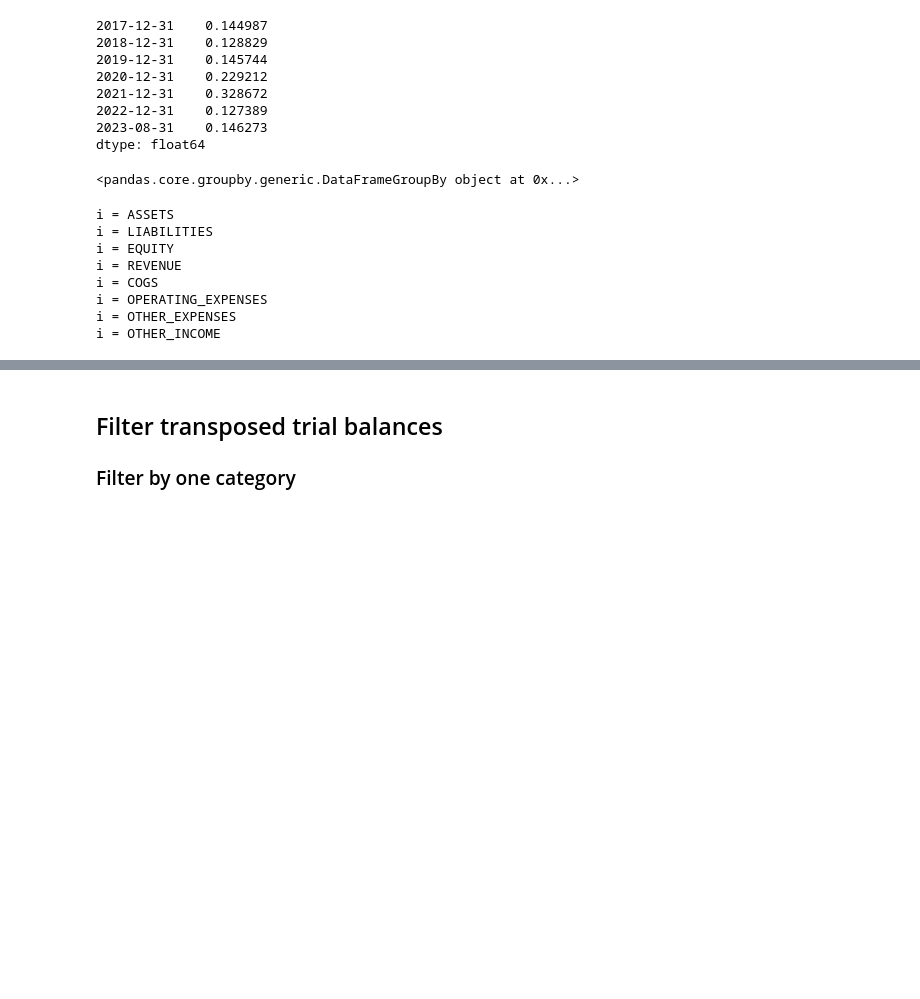
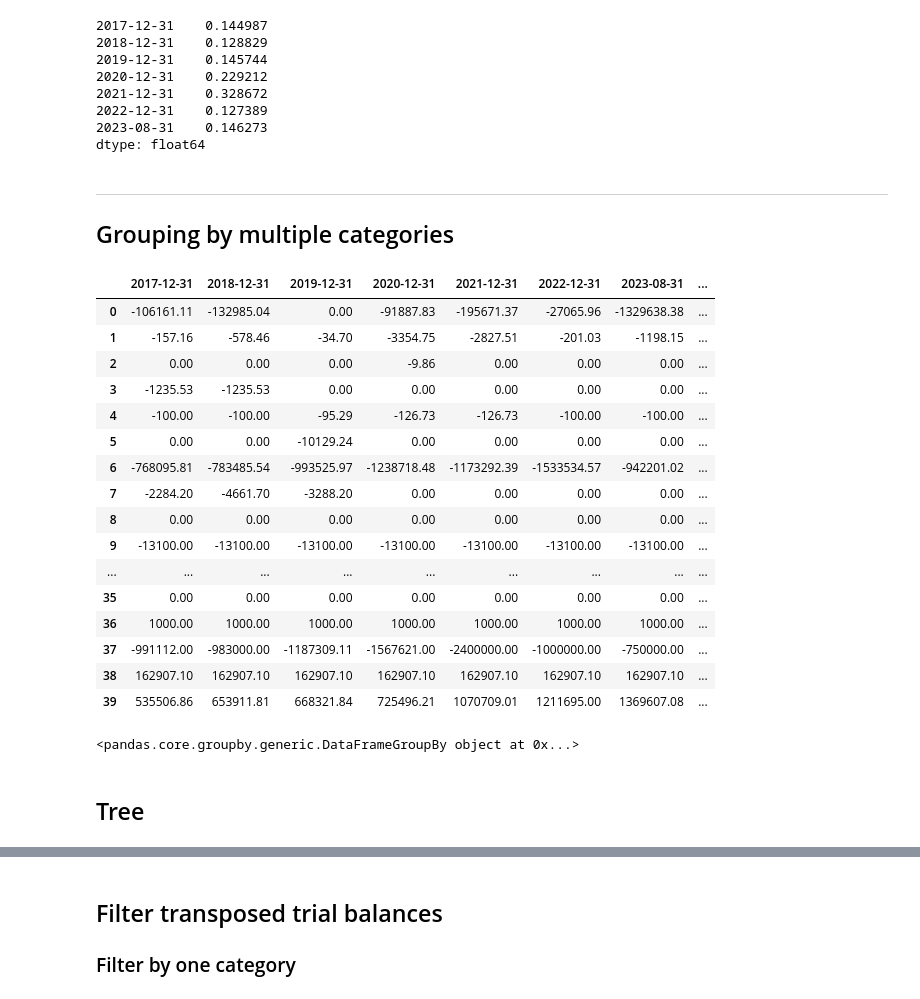
Before and after one commit to jeffwmonroe/Finance-Model, a Jupyter notebook: notebooks/scratch.ipynb, the cells around one changed output, grey strips where cells are left out. Cells and saved outputs as stored; diff of their text form; code cells hidden in the pictures; blank space fills up the shorter version.

```diff
--- a/notebooks/scratch.ipynb
+++ b/notebooks/scratch.ipynb
@@ -84,4 +150,32 @@ a
 2022-12-31    0.127389
 2023-08-31    0.146273
 dtype: float64
+# %% [markdown]
+---
+## Grouping by multiple categories
+# %%
+from finance_model.finance_enums import IS_BS
+
+rows = tb[AccountLevel.IS_BS] == IS_BS.BS
+tb2 = tb[rows]
+tb2
+# grp2 = tb.loc[,:]
+# %% [output]
+|  | 2017-12-31 | 2018-12-31 | 2019-12-31 | 2020-12-31 | 2021-12-31 | 2022-12-31 | 2023-08-31 | ... |
+| 0 | -106161.11 | -132985.04 | 0.00 | -91887.83 | -195671.37 | -27065.96 | -1329638.38 | ... |
+| 1 | -157.16 | -578.46 | -34.70 | -3354.75 | -2827.51 | -201.03 | -1198.15 | ... |
+| 2 | 0.00 | 0.00 | 0.00 | -9.86 | 0.00 | 0.00 | 0.00 | ... |
+| 3 | -1235.53 | -1235.53 | 0.00 | 0.00 | 0.00 | 0.00 | 0.00 | ... |
+| 4 | -100.00 | -100.00 | -95.29 | -126.73 | -126.73 | -100.00 | -100.00 | ... |
+| 5 | 0.00 | 0.00 | -10129.24 | 0.00 | 0.00 | 0.00 | 0.00 | ... |
+| 6 | -768095.81 | -783485.54 | -993525.97 | -1238718.48 | -1173292.39 | -1533534.57 | -942201.02 | ... |
+| 7 | -2284.20 | -4661.70 | -3288.20 | 0.00 | 0.00 | 0.00 | 0.00 | ... |
+| 8 | 0.00 | 0.00 | 0.00 | 0.00 | 0.00 | 0.00 | 0.00 | ... |
+| 9 | -13100.00 | -13100.00 | -13100.00 | -13100.00 | -13100.00 | -13100.00 | -13100.00 | ... |
+| ... | ... | ... | ... | ... | ... | ... | ... | ... |
+| 35 | 0.00 | 0.00 | 0.00 | 0.00 | 0.00 | 0.00 | 0.00 | ... |
+| 36 | 1000.00 | 1000.00 | 1000.00 | 1000.00 | 1000.00 | 1000.00 | 1000.00 | ... |
+| 37 | -991112.00 | -983000.00 | -1187309.11 | -1567621.00 | -2400000.00 | -1000000.00 | -750000.00 | ... |
+| 38 | 162907.10 | 162907.10 | 162907.10 | 162907.10 | 162907.10 | 162907.10 | 162907.10 | ... |
+| 39 | 535506.86 | 653911.81 | 668321.84 | 725496.21 | 1070709.01 | 1211695.00 | 1369607.08 | ... |
 # %%
@@ -90,15 +185,3 @@ grp2
 # grp.get_group(CATEGORY.EQUITY)
 # %% [output]
 <pandas.core.groupby.generic.DataFrameGroupBy object at 0x...>
-# %%
-for i in CATEGORY:
-    print(f'i = {i}')
-# %% [output]
-i = ASSETS
-i = LIABILITIES
-i = EQUITY
-i = REVENUE
-i = COGS
-i = OPERATING_EXPENSES
-i = OTHER_EXPENSES
-i = OTHER_INCOME
@@ -104,0 +204,2 @@ i = OTHER_INCOME
+# %% [markdown]
+## Tree
```
Also changed, not shown: parts of 22 cells of this notebook, 3 other files.
